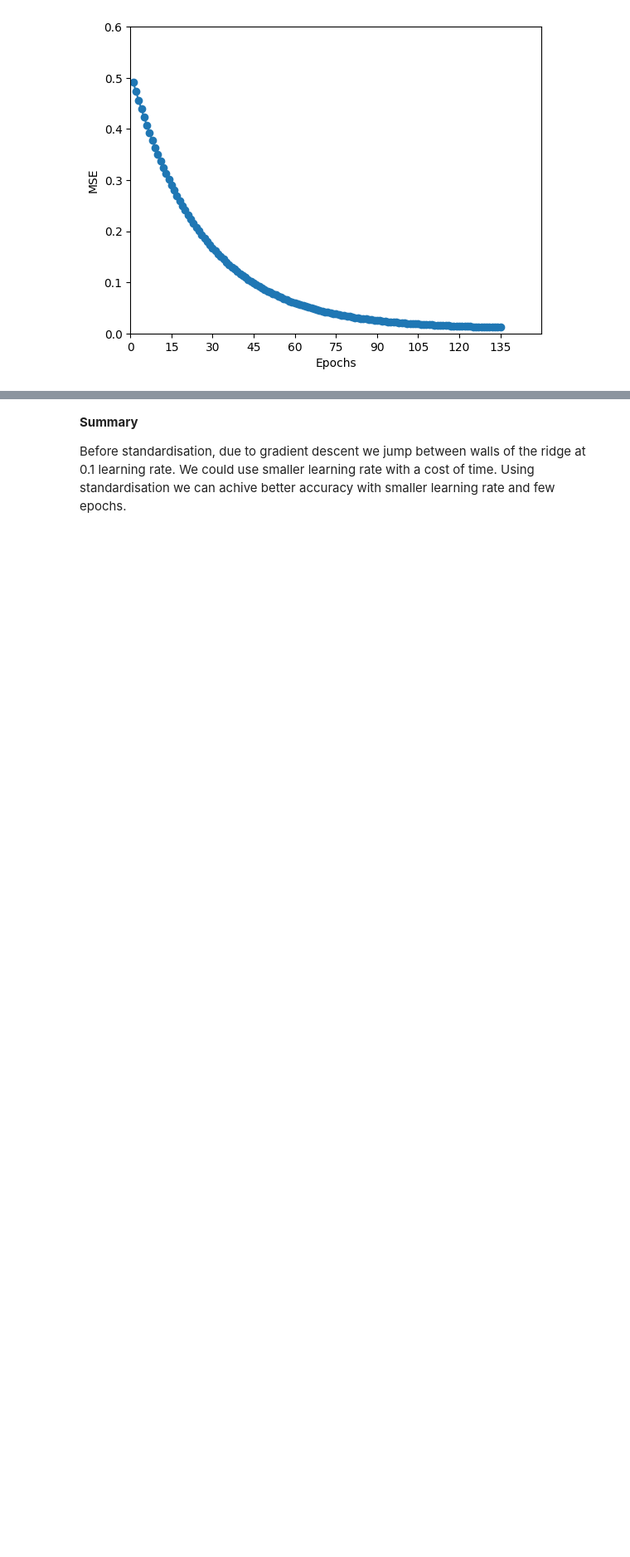
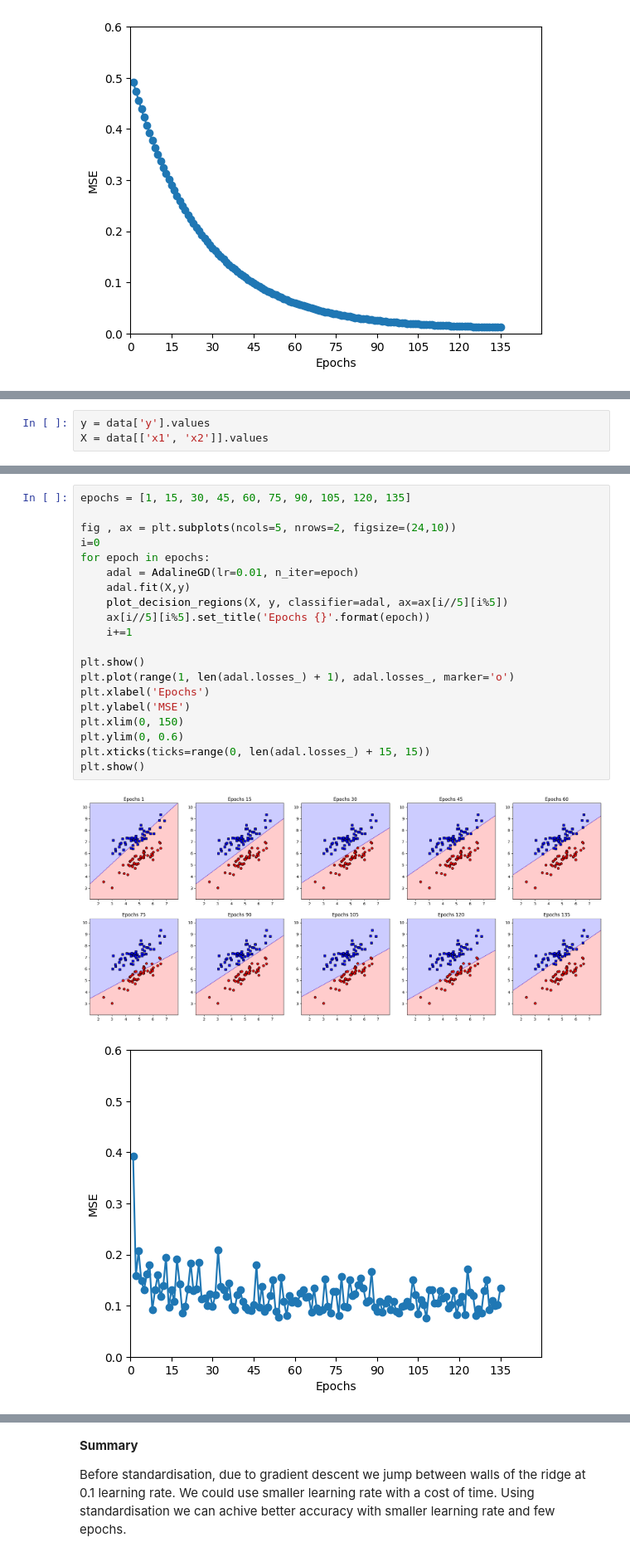
Before and after one commit to ozgun-buyuktanir/algoprac, a Jupyter notebook: machine-learning-algorithms/adaline.ipynb, the cells around one changed output, grey strips where cells are left out. Shown at 83% size. Cells and saved outputs as stored; diff of their text form; blank space fills up the shorter version.

```diff
--- a/machine-learning-algorithms/adaline.ipynb
+++ b/machine-learning-algorithms/adaline.ipynb
@@ -226,0 +263,3 @@ plt.show()
+# %%
+y = data['y'].values
+X = data[['x1', 'x2']].values
@@ -226,0 +328,23 @@ plt.show()
+# %%
+epochs = [1, 15, 30, 45, 60, 75, 90, 105, 120, 135]
+
+fig , ax = plt.subplots(ncols=5, nrows=2, figsize=(24,10))
+i=0
+for epoch in epochs:
+    adal = AdalineGD(lr=0.01, n_iter=epoch)
+    adal.fit(X,y)
+    plot_decision_regions(X, y, classifier=adal, ax=ax[i//5][i%5])
+    ax[i//5][i%5].set_title('Epochs {}'.format(epoch))
+    i+=1
+
+plt.show()
+plt.plot(range(1, len(adal.losses_) + 1), adal.losses_, marker='o')
+plt.xlabel('Epochs')
+plt.ylabel('MSE')
+plt.xlim(0, 150)
+plt.ylim(0, 0.6)
+plt.xticks(ticks=range(0, len(adal.losses_) + 15, 15))
+plt.show()
+# %% [output]
+[figure, added]
+[figure, added]
```
Also changed, not shown: parts of 6 cells of this notebook.
